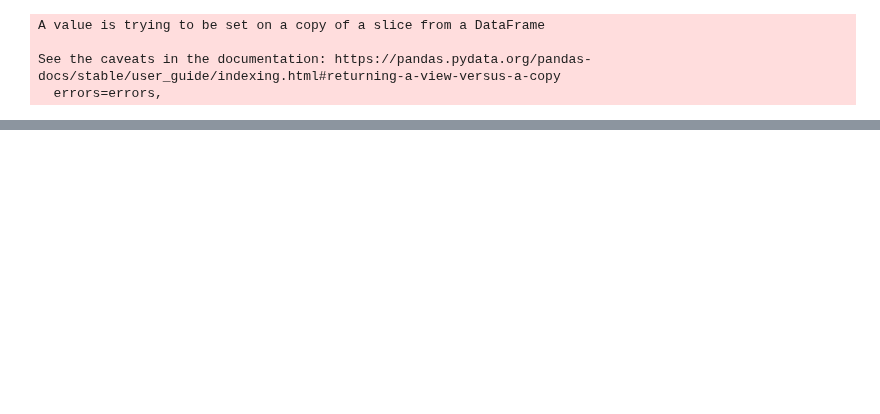
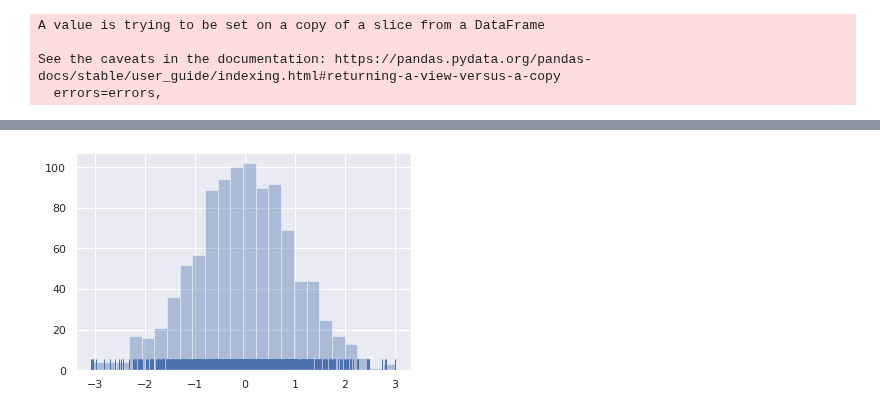
Before and after one commit to ajayks1974/learn_tools_tech, a Jupyter notebook: fds/fds_wk11_visualization_1.ipynb, the cells around one changed output, grey strips where cells are left out. Cells and saved outputs as stored; diff of their text form; code cells hidden in the pictures; blank space fills up the shorter version.

```diff
--- a/fds/fds_wk11_visualization_1.ipynb
+++ b/fds/fds_wk11_visualization_1.ipynb
@@ -195,0 +304,4 @@ df_t[['mh', 'dl', 'tn']].style.bar(subset = ['mh'], color = 'red').bar(subset =
+# %%
+sns.distplot(x, kde=False, rug=True);
+# %% [output]
+[figure, added]
```
Also changed, not shown: parts of 39 cells of this notebook.
